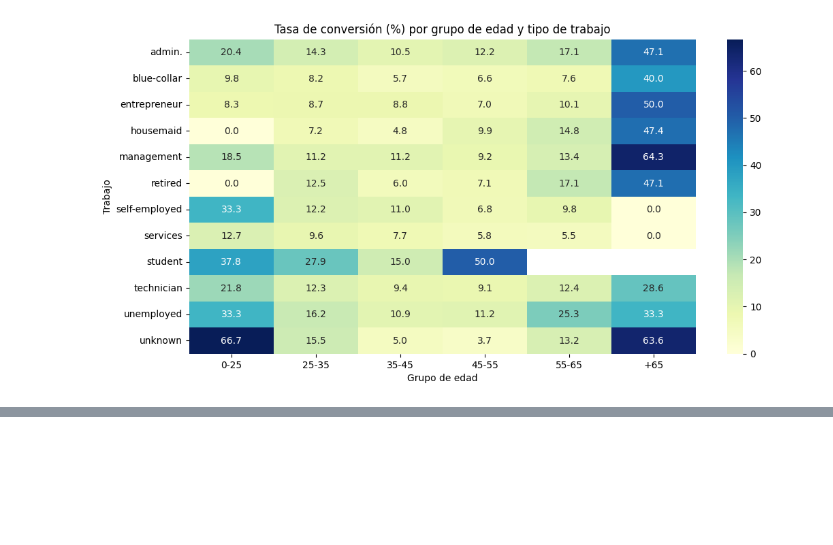
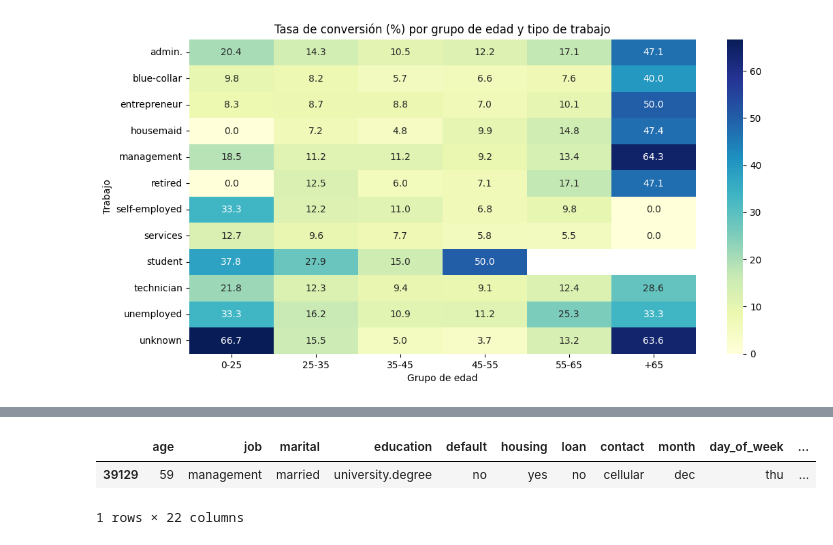
Before and after one commit to diegodelarubia/Trabajo_Final_Master-TFM-, a Jupyter notebook: TFM.ipynb, the cells around one changed output, grey strips where cells are left out. Saved outputs shown, nothing was run; the diff lists cells and outputs as text; code cells hidden in the pictures; blank space fills up the shorter version.

```diff
--- a/TFM.ipynb
+++ b/TFM.ipynb
@@ -667,0 +708,7 @@ The default of observed=False is deprecated and will be changed to True in a fut
+# %%
+# 2019 acaba en el indice 39129
+df_copy[df_copy.month == 'dec'].tail(1)
+# %% [output]
+|  | age | job | marital | education | default | housing | loan | contact | month | day_of_week | ... |
+| 39129 | 59 | management | married | university.degree | no | yes | no | cellular | dec | thu | ... |
+1 rows × 22 columns
```
Also changed, not shown: parts of 8 cells of this notebook.
